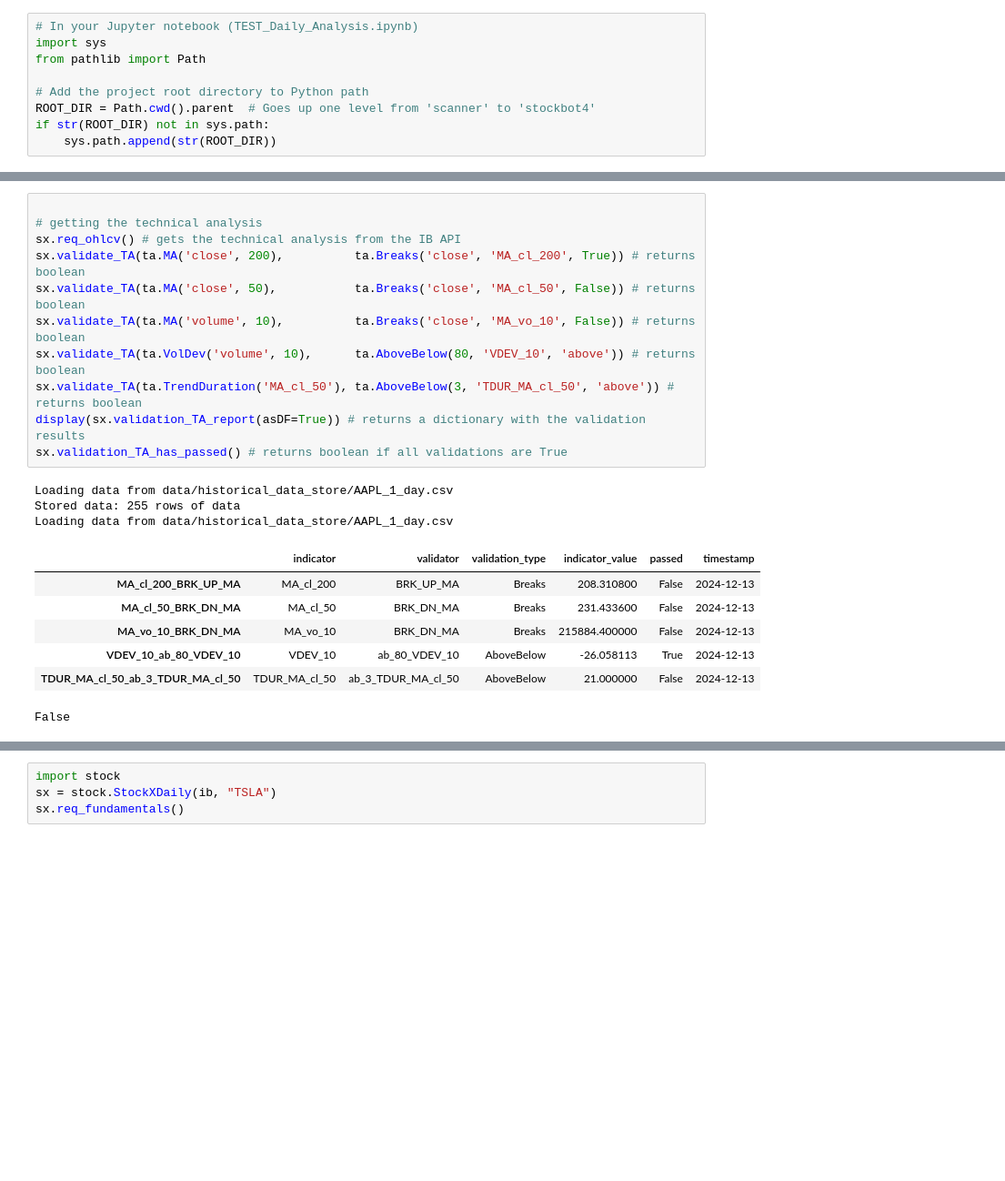
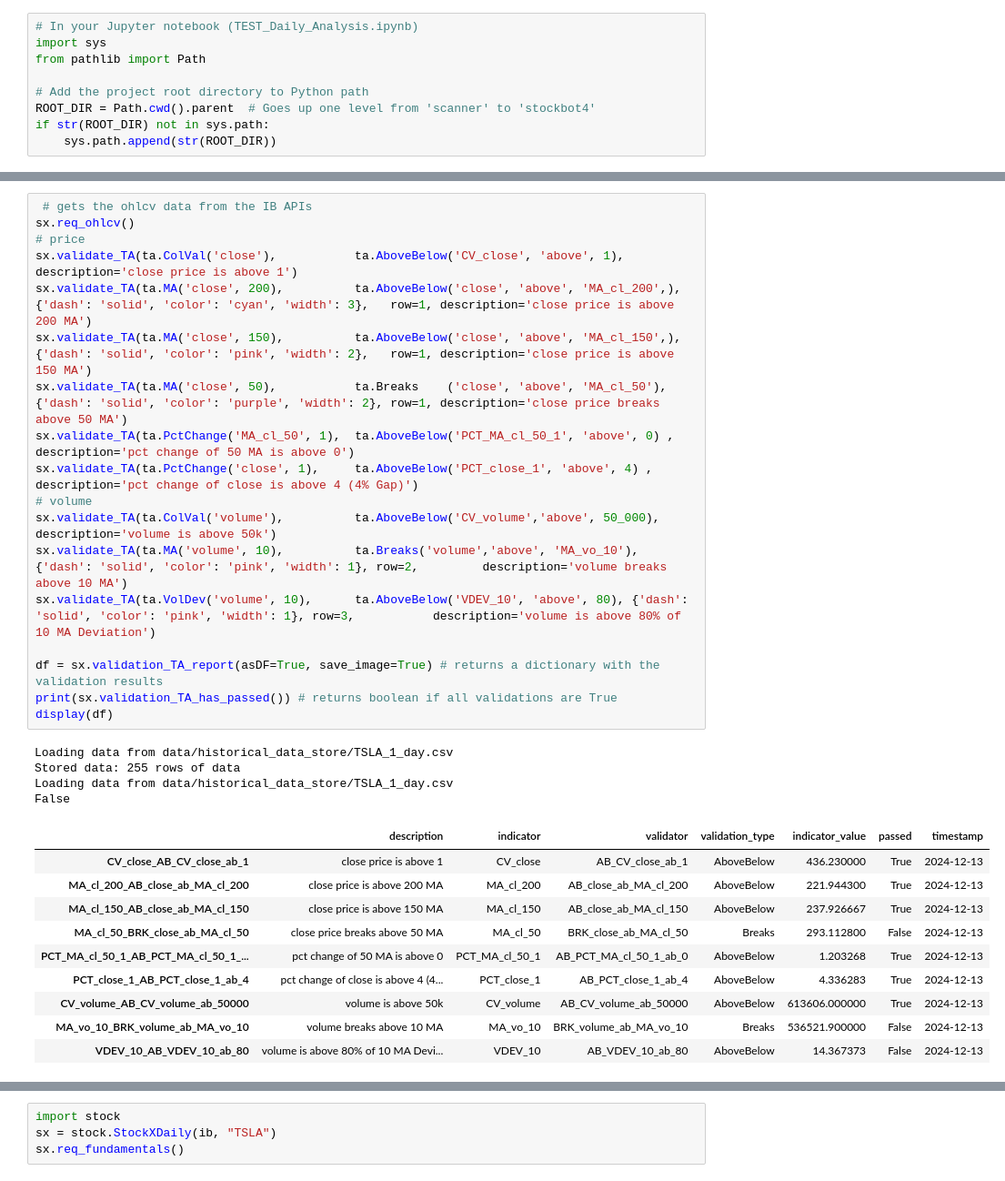
Before and after one commit to Design-01/stockbot_4, a Jupyter notebook: TEST_StockX.ipynb, the cells around one changed output, grey strips where cells are left out. Shown at 91% size. Saved outputs shown, nothing was run; the diff lists cells and outputs as text; blank space fills up the shorter version.

```diff
--- a/TEST_StockX.ipynb
+++ b/TEST_StockX.ipynb
@@ -38,23 +43,34 @@ Using cached data for AAPL (age: 2024-12-14 09:55:07)
 True
-# %%
-
-# getting the technical analysis
-sx.req_ohlcv() # gets the technical analysis from the IB API
-sx.validate_TA(ta.MA('close', 200),          ta.Breaks('close', 'MA_cl_200', True)) # returns boolean
-sx.validate_TA(ta.MA('close', 50),           ta.Breaks('close', 'MA_cl_50', False)) # returns boolean
-sx.validate_TA(ta.MA('volume', 10),          ta.Breaks('close', 'MA_vo_10', False)) # returns boolean
-sx.validate_TA(ta.VolDev('volume', 10),      ta.AboveBelow(80, 'VDEV_10', 'above')) # returns boolean
-sx.validate_TA(ta.TrendDuration('MA_cl_50'), ta.AboveBelow(3, 'TDUR_MA_cl_50', 'above')) # returns boolean
-display(sx.validation_TA_report(asDF=True)) # returns a dictionary with the validation results
-sx.validation_TA_has_passed() # returns boolean if all validations are True
-# %% [output]
-Loading data from data/historical_data_store/AAPL_1_day.csv
-Stored data: 255 rows of data
-Loading data from data/historical_data_store/AAPL_1_day.csv
-|  | indicator | validator | validation_type | indicator_value | passed | timestamp |
-| MA_cl_200_BRK_UP_MA | MA_cl_200 | BRK_UP_MA | Breaks | 208.310800 | False | 2024-12-13 |
-| MA_cl_50_BRK_DN_MA | MA_cl_50 | BRK_DN_MA | Breaks | 231.433600 | False | 2024-12-13 |
-| MA_vo_10_BRK_DN_MA | MA_vo_10 | BRK_DN_MA | Breaks | 215884.400000 | False | 2024-12-13 |
-| VDEV_10_ab_80_VDEV_10 | VDEV_10 | ab_80_VDEV_10 | AboveBelow | -26.058113 | True | 2024-12-13 |
-| TDUR_MA_cl_50_ab_3_TDUR_MA_cl_50 | TDUR_MA_cl_50 | ab_3_TDUR_MA_cl_50 | AboveBelow | 21.000000 | False | 2024-12-13 |
-False
+# %%
+ # gets the ohlcv data from the IB APIs
+sx.req_ohlcv()
+# price
+sx.validate_TA(ta.ColVal('close'),           ta.AboveBelow('CV_close', 'above', 1),                                                                  description='close price is above 1')
+sx.validate_TA(ta.MA('close', 200),          ta.AboveBelow('close', 'above', 'MA_cl_200',), {'dash': 'solid', 'color': 'cyan', 'width': 3},   row=1, description='close price is above 200 MA')
+sx.validate_TA(ta.MA('close', 150),          ta.AboveBelow('close', 'above', 'MA_cl_150',), {'dash': 'solid', 'color': 'pink', 'width': 2},   row=1, description='close price is above 150 MA')
+sx.validate_TA(ta.MA('close', 50),           ta.Breaks    ('close', 'above', 'MA_cl_50'),   {'dash': 'solid', 'color': 'purple', 'width': 2}, row=1, description='close price breaks above 50 MA')
+sx.validate_TA(ta.PctChange('MA_cl_50', 1),  ta.AboveBelow('PCT_MA_cl_50_1', 'above', 0) ,                                                           description='pct change of 50 MA is above 0')
+sx.validate_TA(ta.PctChange('close', 1),     ta.AboveBelow('PCT_close_1', 'above', 4) ,                                                              description='pct change of close is above 4 (4% Gap)')
+# volume
+sx.validate_TA(ta.ColVal('volume'),          ta.AboveBelow('CV_volume','above', 50_000),                                                             description='volume is above 50k')
+sx.validate_TA(ta.MA('volume', 10),          ta.Breaks('volume','above', 'MA_vo_10'), {'dash': 'solid', 'color': 'pink', 'width': 1}, row=2,         description='volume breaks above 10 MA')
+sx.validate_TA(ta.VolDev('volume', 10),      ta.AboveBelow('VDEV_10', 'above', 80), {'dash': 'solid', 'color': 'pink', 'width': 1}, row=3,           description='volume is above 80% of 10 MA Deviation')
+
+df = sx.validation_TA_report(asDF=True, save_image=True) # returns a dictionary with the validation results
+print(sx.validation_TA_has_passed()) # returns boolean if all validations are True
+display(df)
+# %% [output]
+Loading data from data/historical_data_store/TSLA_1_day.csv
+Stored data: 255 rows of data
+Loading data from data/historical_data_store/TSLA_1_day.csv
+False
+|  | description | indicator | validator | validation_type | indicator_value | passed | timestamp |
+| CV_close_AB_CV_close_ab_1 | close price is above 1 | CV_close | AB_CV_close_ab_1 | AboveBelow | 436.230000 | True | 2024-12-13 |
+| MA_cl_200_AB_close_ab_MA_cl_200 | close price is above 200 MA | MA_cl_200 | AB_close_ab_MA_cl_200 | AboveBelow | 221.944300 | True | 2024-12-13 |
+| MA_cl_150_AB_close_ab_MA_cl_150 | close price is above 150 MA | MA_cl_150 | AB_close_ab_MA_cl_150 | AboveBelow | 237.926667 | True | 2024-12-13 |
+| MA_cl_50_BRK_close_ab_MA_cl_50 | close price breaks above 50 MA | MA_cl_50 | BRK_close_ab_MA_cl_50 | Breaks | 293.112800 | False | 2024-12-13 |
+| PCT_MA_cl_50_1_AB_PCT_MA_cl_50_1_... | pct change of 50 MA is above 0 | PCT_MA_cl_50_1 | AB_PCT_MA_cl_50_1_ab_0 | AboveBelow | 1.203268 | True | 2024-12-13 |
+| PCT_close_1_AB_PCT_close_1_ab_4 | pct change of close is above 4 (4... | PCT_close_1 | AB_PCT_close_1_ab_4 | AboveBelow | 4.336283 | True | 2024-12-13 |
+| CV_volume_AB_CV_volume_ab_50000 | volume is above 50k | CV_volume | AB_CV_volume_ab_50000 | AboveBelow | 613606.000000 | True | 2024-12-13 |
+| MA_vo_10_BRK_volume_ab_MA_vo_10 | volume breaks above 10 MA | MA_vo_10 | BRK_volume_ab_MA_vo_10 | Breaks | 536521.900000 | False | 2024-12-13 |
+| VDEV_10_AB_VDEV_10_ab_80 | volume is above 80% of 10 MA Devi... | VDEV_10 | AB_VDEV_10_ab_80 | AboveBelow | 14.367373 | False | 2024-12-13 |
```
Also changed, not shown: parts of 11 cells of this notebook, 49 other files.
